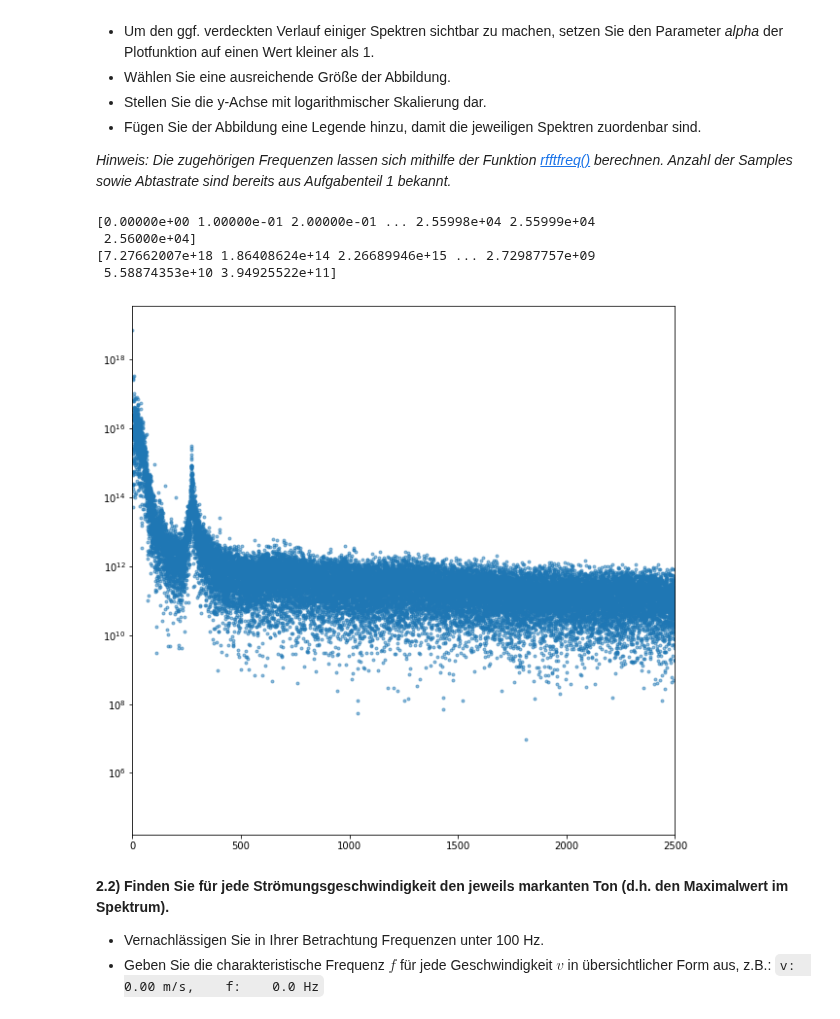
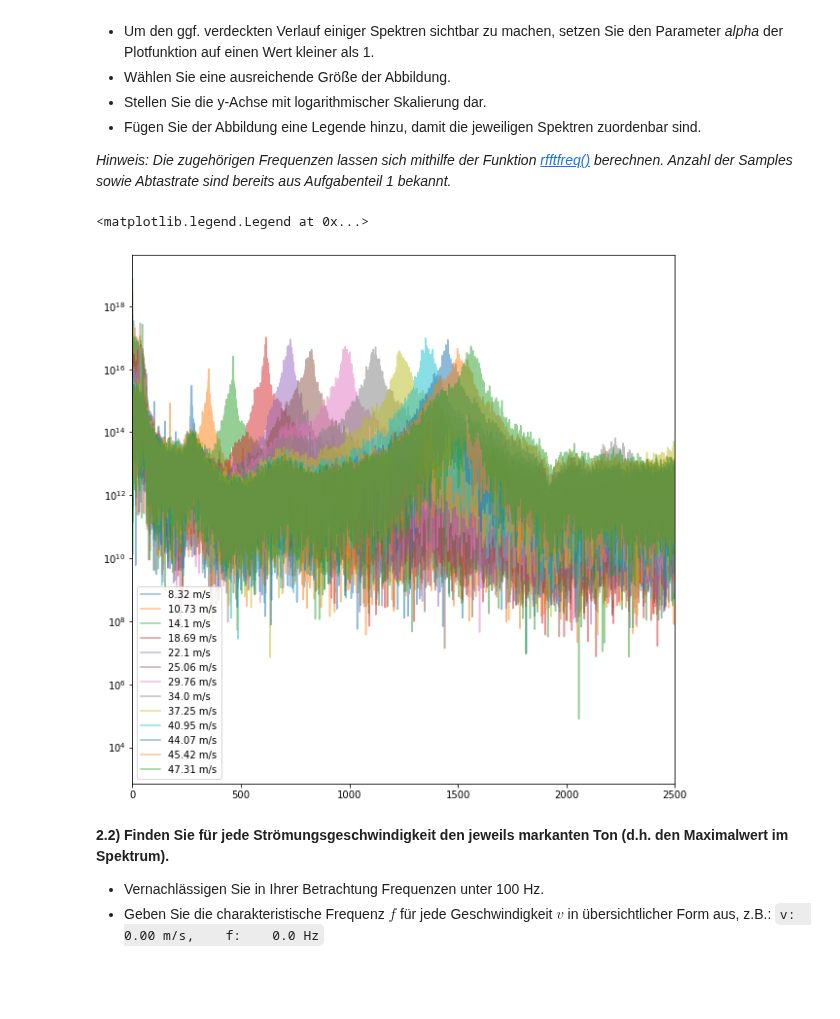
Before and after one commit to JuliusGoelz/Python_fuer_Ingenieure, a Jupyter notebook: HA4_Gruppe280.ipynb, the cells around one changed output. Drawn from its saved outputs; the diff is of its cells as text; code cells hidden in the pictures; blank space fills up the shorter version.

```diff
--- a/HA4_Gruppe280.ipynb
+++ b/HA4_Gruppe280.ipynb
@@ -92,27 +92,23 @@ Anzahl der Samples sowie Abtastrate sind bereits aus Aufgabenteil 1 bekannt._
 # %%
 # Hier eigenen Code schreiben ...
 wavdata_fft = {}
-#for v in (8.32):#wavdata:
-v=8.32
-L_p = wavdata[v][1,]
-freq = np.fft.rfftfreq(L_p.size, d=1/sample_rate)
-print(freq)
-L_p_fft = abs(np.fft.rfft(L_p))**2
-print(L_p_fft)
-p_f = np.vstack((freq, L_p_fft))
-wavdata_fft[v] = p_f
+for v in wavdata:
+    L_p = wavdata[v][1,]
+    freq = np.fft.rfftfreq(L_p.size, d=1/sample_rate)
+    L_p_fft = abs(np.fft.rfft(L_p))**2
+    p_f = np.vstack((freq, L_p_fft))
+    wavdata_fft[v] = p_f
 
 plt.figure(figsize=(10, 10))
 for v in wavdata_fft:
-    plt.plot(*wavdata_fft[v], alpha=0.5, linestyle="none", marker=".")
+    plot_freq = plt.plot(*wavdata_fft[v], alpha=0.5, label=f"{v} m/s")
     plt.xlim(0,2500)
     plt.yscale("log")
+plt.legend()
+# Beschriftungen und Legende fehlen noch!
 # %% [output]
-[0.00000e+00 1.00000e-01 2.00000e-01 ... 2.55998e+04 2.55999e+04
- 2.56000e+04]
-[7.27662007e+18 1.86408624e+14 2.26689946e+15 ... 2.72987757e+09
- 5.58874353e+10 3.94925522e+11]
+<matplotlib.legend.Legend at 0x...>
-[figure, old version]
+[figure, new version]
 # %% [markdown]
 **2.2) Finden Sie für jede Strömungsgeschwindigkeit den jeweils markanten Ton (d.h. den Maximalwert im Spektrum).**
   * Vernachlässigen Sie in Ihrer Betrachtung Frequenzen unter 100 Hz.
```
Also changed, not shown: parts of 8 cells of this notebook.
